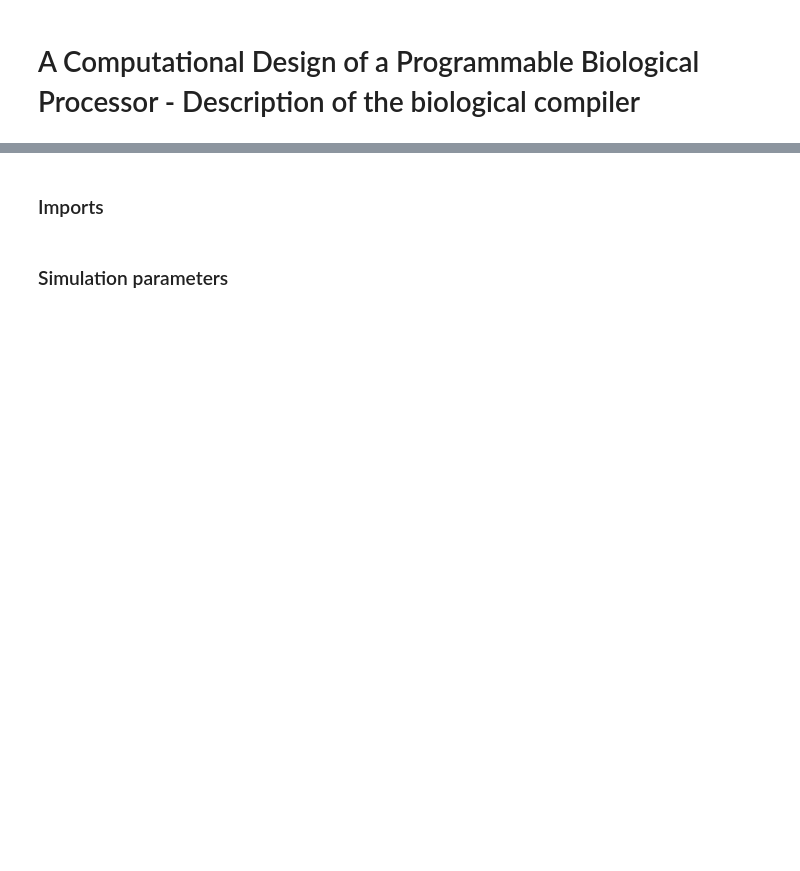
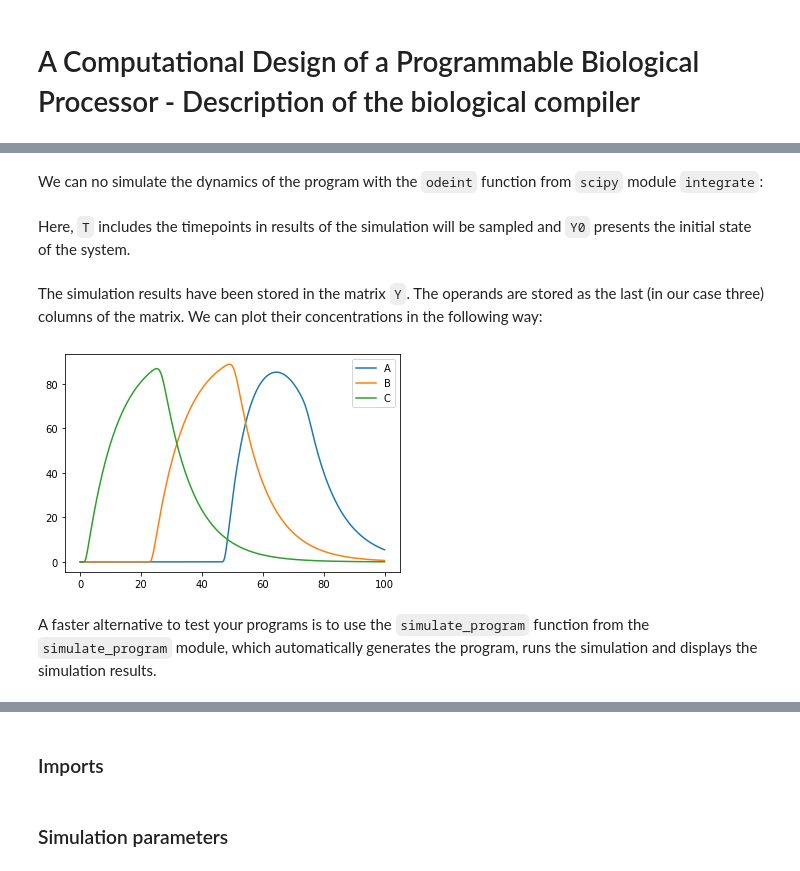
Before and after one commit to mmoskon/BioProc, a Jupyter notebook: compiler/simulate_processor.ipynb, the cells around one changed output, grey strips where cells are left out. Saved outputs shown, nothing was run; the diff lists cells and outputs as text; code cells hidden in the pictures; blank space fills up the shorter version.

```diff
--- a/compiler/simulate_processor.ipynb
+++ b/compiler/simulate_processor.ipynb
@@ -2,0 +42,4 @@
+# %%
+import numpy as np
+points = np.loadtxt('selected_points.txt')
+params = points[0]
@@ -2,0 +48,3 @@
+# %%
+params_ff = list(params[:8])
+params_addr = list(params[8:])
@@ -2,0 +53,28 @@
+# %%
+deltaE = 250
+KM = 100
+KD_cond = 0.1
+
+params_proteolysis = [deltaE, KM]
+params_condition = [KD_cond]
+# %% [markdown]
+We can no simulate the dynamics of the program with the `odeint` function from `scipy` module `integrate`:
+# %%
+from scipy.integrate import odeint
+T = np.linspace(0, 100, 1000)
+Y0 = np.array([0]*(n_bits*6+len(ops)))
+Y = odeint(model.model, Y0, T, args= (params_ff + params_proteolysis + params_addr + params_condition,))
+# %% [markdown]
+Here, `T` includes the timepoints in results of the simulation will be sampled and `Y0` presents the initial state of the system.
+# %% [markdown]
+The simulation results have been stored in the matrix `Y`. The operands are stored as the last (in our case three) columns of the matrix. We can plot their concentrations in the following way:
+# %%
+import matplotlib.pyplot as plt
+for i,op in enumerate(ops):
+    plt.plot(T,Y[:,-(i+1)], label = op)
+plt.legend()
+plt.show()
+# %% [output]
+[figure, added]
+# %% [markdown]
+A faster alternative to test your programs is to use the `simulate_program` function from the `simulate_program` module, which automatically generates the program, runs the simulation and displays the simulation results.
```
Also changed, not shown: parts of 18 cells of this notebook, 5 other files.
